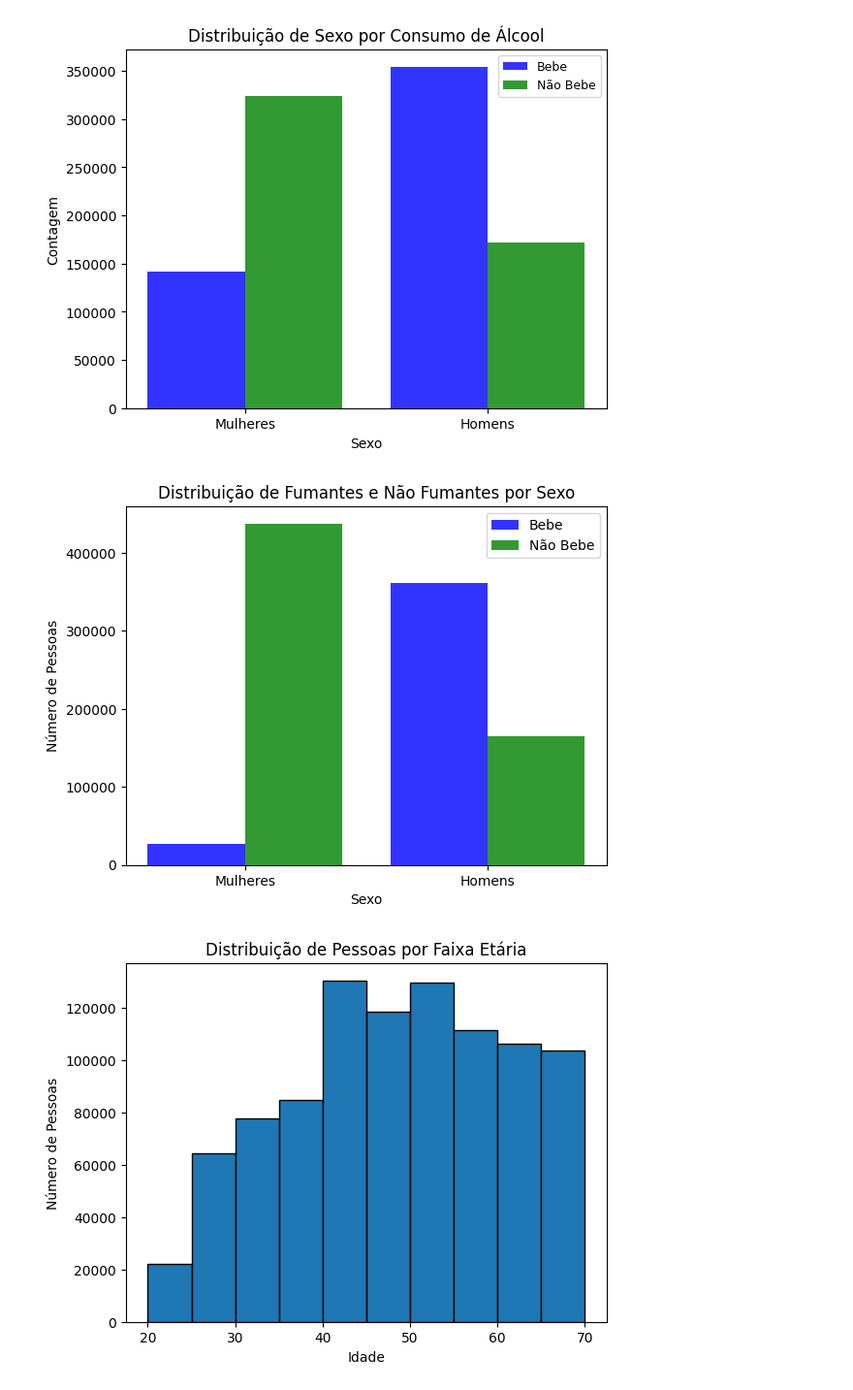
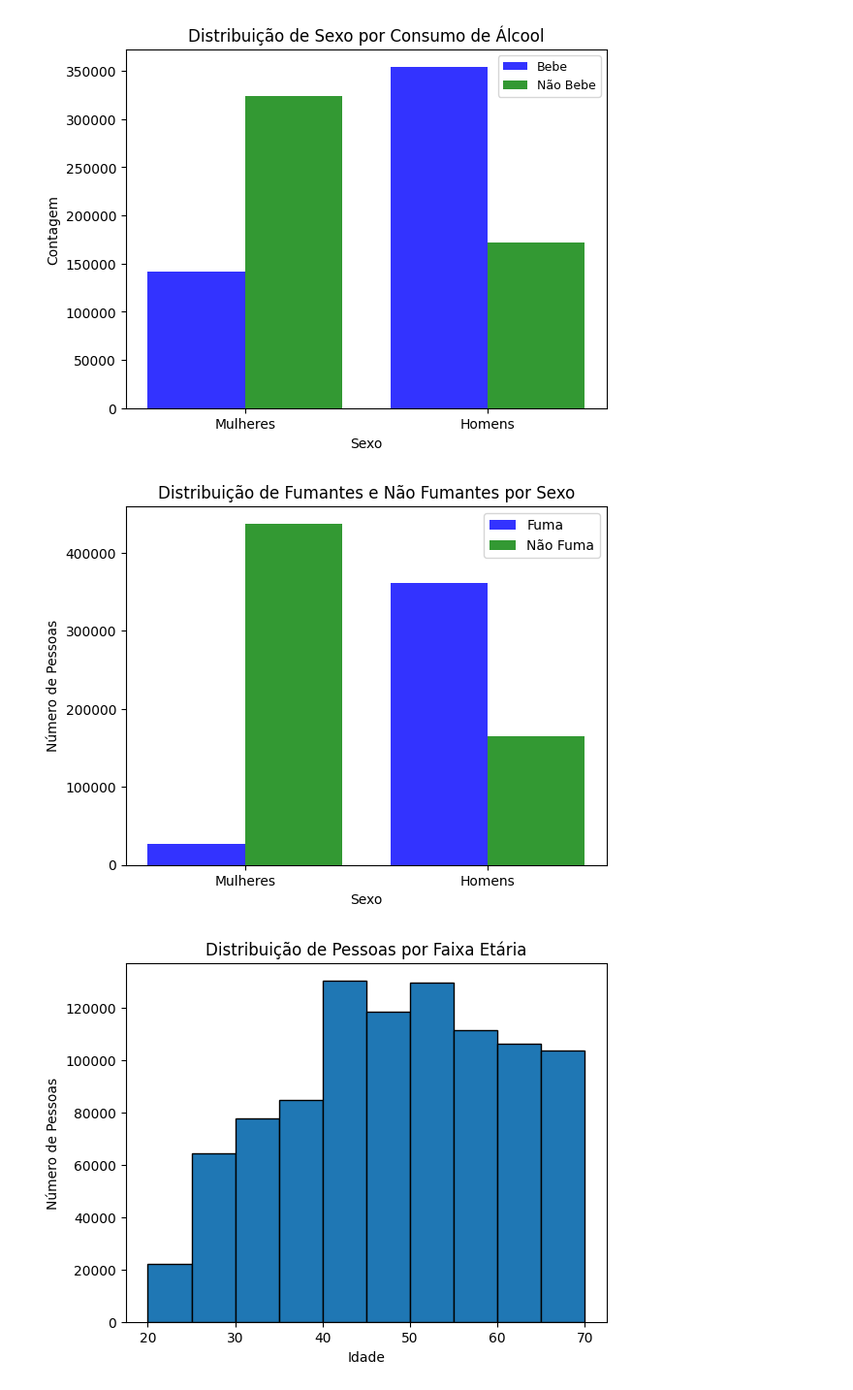
Before and after one commit to FelipeMMMendes/ProjectMI, a Jupyter notebook: scripts/trabalhoMI.ipynb, the cells around one changed output. Shown at 97% size. Cells and saved outputs as stored; diff of their text form; code cells hidden in the pictures.

```diff
--- a/scripts/trabalhoMI.ipynb
+++ b/scripts/trabalhoMI.ipynb
@@ -106,25 +112,25 @@ plt.show()
 # %%
 # Criar um histograma de fumantes e nao fumantes
 
 # Criar um DataFrame que relaciona sexo e se fuma ou nao
 subset_data = df_normalized[['sex', 'SMK_stat_type_cd']]
 
 fuma = subset_data[subset_data['SMK_stat_type_cd'] == 1]
 nao_fuma = subset_data[subset_data['SMK_stat_type_cd'] == 0]
 
 # Criar um gráfico de barras
 categorias = ['Mulheres', 'Homens']
 
-plt.hist([fuma['sex'], nao_fuma['sex']], bins=[0, 1, 2], alpha=0.8, color=['blue', 'green'], label=['Bebe', 'Não Bebe'])
+plt.hist([fuma['sex'], nao_fuma['sex']], bins=[0, 1, 2], alpha=0.8, color=['blue', 'green'], label=['Fuma', 'Não Fuma'])
 
 plt.xlabel('Sexo')
 plt.ylabel('Número de Pessoas')
 plt.title('Distribuição de Fumantes e Não Fumantes por Sexo')
 plt.xticks([0.5, 1.5], categorias)
 plt.legend()
 plt.show()
 # %% [output]
-[figure, old version]
+[figure, new version]
 # %%
 # histograma de distribuição de pessoas por faixa etária
 
```
Also changed, not shown: parts of 3 cells of this notebook, 4 other files.
